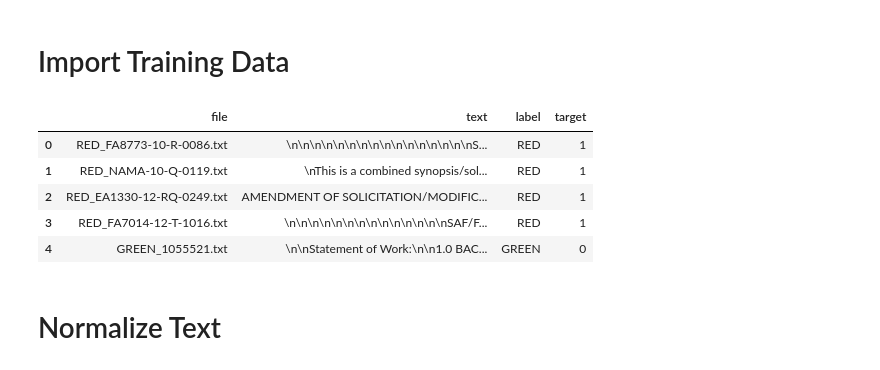
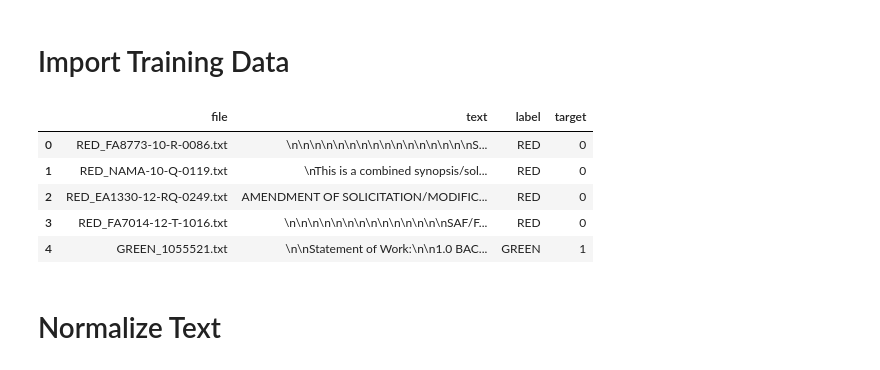
Before and after one commit to GSA/srt-fbo-scraper, a Jupyter notebook: eda/model_comparison.ipynb, the cells around one changed output. Saved outputs shown, nothing was run; the diff lists cells and outputs as text; code cells hidden in the pictures.

```diff
--- a/eda/model_comparison.ipynb
+++ b/eda/model_comparison.ipynb
@@ -22,8 +22,9 @@ import matplotlib.pyplot as plt
 # %% [markdown]
 # Unpickle Models
 # %%
-models = ['best_clf_scott_accuracy.pkl', 'best_clf_scott_fbeta.pkl',
-          'best_clf_scott_precision.pkl','best_clf_scott_roc_auc.pkl']
+models = ['clf_csmcallister_accuracy.pkl',
+          'clf_csmcallister_precision.pkl',
+          'clf_csmcallister_roc_auc.pkl']
 model_map = {k:None for k in models}
 for m in models:
     with open(m, 'rb') as f:
@@ -42,39 +43,39 @@ def create_labeled_df(labeled_data_path):
     Returns:
         labeled_df (pandas DataFrame): a dataframe with a column for the file name,
                                        the text, and the label (green, yellow or red).
     '''
 
     texts = []
     files = []
     labels = []
     for file in os.listdir(labeled_data_path):
         if file.startswith('.'):
             continue
         else:
             files.append(file)
             label = file.split('_')[0]
             labels.append(label)
             file_path = os.path.join(labeled_data_path,file)
             #foce utf-8, ignoring erros
             with open(file_path, 'r', errors='ignore') as f:
                 text = f.read()
                 texts.append(text)
     labeled_df = pd.DataFrame(data=[files,texts,labels]).transpose()
     labeled_df.columns = ['file','text','label']
 
     return labeled_df
 
 labeled_df = create_labeled_df('labeled_fbo_docs')
 #recode labels to numeric
-labeled_df['target'] = labeled_df['label'].map({'GREEN':0,'YELLOW':1,'RED':1})
+labeled_df['target'] = labeled_df['label'].map({'GREEN':1,'YELLOW':0,'RED':0})
 labeled_df.head()
 # %% [output]
 |  | file | text | label | target |
-| 0 | RED_FA8773-10-R-0086.txt | \n\n\n\n\n\n\n\n\n\n\n\n\n\n\n\nS... | RED | 1 |
-| 1 | RED_NAMA-10-Q-0119.txt | \nThis is a combined synopsis/sol... | RED | 1 |
-| 2 | RED_EA1330-12-RQ-0249.txt | AMENDMENT OF SOLICITATION/MODIFIC... | RED | 1 |
-| 3 | RED_FA7014-12-T-1016.txt | \n\n\n\n\n\n\n\n\n\n\n\n\n\nSAF/F... | RED | 1 |
-| 4 | GREEN_1055521.txt | \n\nStatement of Work:\n\n1.0 BAC... | GREEN | 0 |
+| 0 | RED_FA8773-10-R-0086.txt | \n\n\n\n\n\n\n\n\n\n\n\n\n\n\n\nS... | RED | 0 |
+| 1 | RED_NAMA-10-Q-0119.txt | \nThis is a combined synopsis/sol... | RED | 0 |
+| 2 | RED_EA1330-12-RQ-0249.txt | AMENDMENT OF SOLICITATION/MODIFIC... | RED | 0 |
+| 3 | RED_FA7014-12-T-1016.txt | \n\n\n\n\n\n\n\n\n\n\n\n\n\nSAF/F... | RED | 0 |
+| 4 | GREEN_1055521.txt | \n\nStatement of Work:\n\n1.0 BAC... | GREEN | 1 |
 # %% [markdown]
 # Normalize Text
 # %%
```
Also changed, not shown: parts of 5 cells of this notebook, 1 other file.
